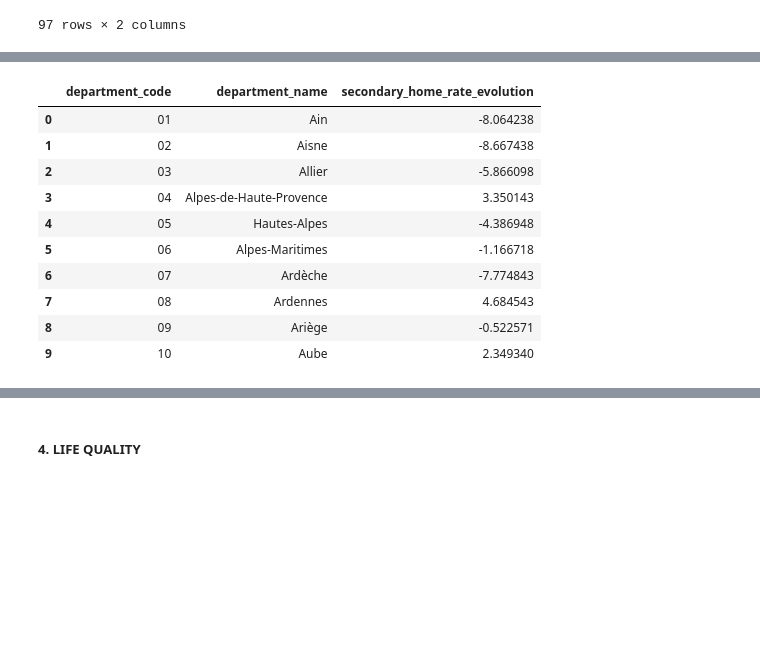
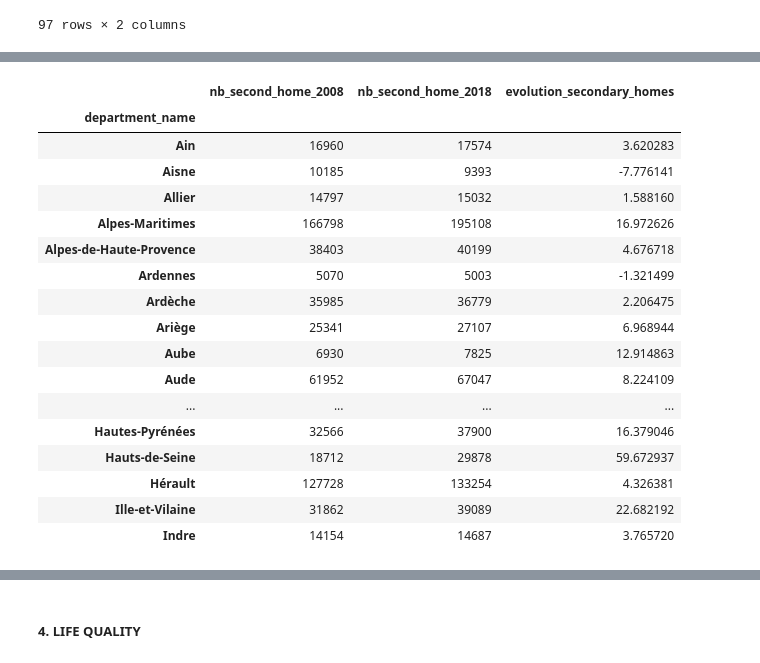
Before and after one commit to MChvtta/prello_scoring_system, a Jupyter notebook: notebooks/ES_Transformation.ipynb, the cells around one changed output, grey strips where cells are left out. Drawn from its saved outputs; the diff is of its cells as text; code cells hidden in the pictures; blank space fills up the shorter version.

```diff
--- a/notebooks/ES_Transformation.ipynb
+++ b/notebooks/ES_Transformation.ipynb
@@ -754,50 +877,43 @@ print(average_surface_department[average_surface_department['department_code'] =
 # %%
 # 3.2 Évolution du % des maisons secondaires par département
 
 # Filtrer les données pour les années 2008 et 2018
 housing_2008 = stock_df[stock_df['year'] == 2008]
 housing_2018 = stock_df[stock_df['year'] == 2018]
 
 # Renommer les colonnes pour les années spécifiques
-housing_2008 = housing_2008[['municipality_code', 'secondary_home_rate']].rename(columns={'secondary_home_rate': 'secondary_home_rate_2008'})
-housing_2018 = housing_2018[['municipality_code', 'secondary_home_rate']].rename(columns={'secondary_home_rate': 'secondary_home_rate_2018'})
+housing_2008 = housing_2008[['municipality_code', 'nb_second_home']].rename(columns={'nb_second_home': 'nb_second_home_2008'})
+housing_2018 = housing_2018[['municipality_code', 'nb_second_home']].rename(columns={'nb_second_home': 'nb_second_home_2018'})
 
 # Joindre les données pour les années 2008 et 2018 sur le code de municipalité
 secondary_home_rate_comparison = housing_2008.merge(housing_2018, on='municipality_code')
-
-# Remplacer les valeurs 0 de 2008 pour éviter la division par zéro
-secondary_home_rate_comparison = secondary_home_rate_comparison.replace({'secondary_home_rate_2008': {0: np.nan}})
-
-# Calculer l'évolution du pourcentage de maisons secondaires par municipalité
-secondary_home_rate_comparison['secondary_home_rate_evolution'] = (
-    (secondary_home_rate_comparison['secondary_home_rate_2018'] - secondary_home_rate_comparison['secondary_home_rate_2008']) /
-    secondary_home_rate_comparison['secondary_home_rate_2008']
-) * 100
-
-# Remplacer les valeurs infinies et NaN par 0
-secondary_home_rate_comparison = secondary_home_rate_comparison.replace({'secondary_home_rate_evolution': {np.inf: np.nan, -np.inf: np.nan}})
-secondary_home_rate_comparison['secondary_home_rate_evolution'] = secondary_home_rate_comparison['secondary_home_rate_evolution'].fillna(0)
 
 # Joindre les informations de géolocalisation pour obtenir les départements
 secondary_home_rate_comparison = secondary_home_rate_comparison.merge(
     georef_df[['municipality_code', 'department_code', 'department_name']],
     on='municipality_code'
 )
 
 # Calculer l'évolution moyenne du pourcentage de maisons secondaires par département
-secondary_home_rate_evolution_department = secondary_home_rate_comparison.groupby(['department_code', 'department_name'])['secondary_home_rate_evolution'].mean().reset_index()
-secondary_home_rate_evolution_department.rename(columns={'secondary_home_rate_evolution': 'secondary_home_rate_evolution'}, inplace=True)
-
-secondary_home_rate_evolution_department.head(10)
+secondary_home_rate_evolution_department = secondary_home_rate_comparison.groupby(['department_name'])[['nb_second_home_2008', "nb_second_home_2018"]].agg({'nb_second_home_2008': "sum", "nb_second_home_2018": "sum"})
+secondary_home_rate_evolution_department["evolution_secondary_homes"]=((secondary_home_rate_evolution_department["nb_second_home_2018"]-secondary_home_rate_evolution_department["nb_second_home_2008"])/secondary_home_rate_evolution_department["nb_second_home_2008"])*100
+secondary_home_rate_evolution_department.head(50)
 # %% [output]
-|  | department_code | department_name | secondary_home_rate_evolution |
-| 0 | 01 | Ain | -8.064238 |
-| 1 | 02 | Aisne | -8.667438 |
-| 2 | 03 | Allier | -5.866098 |
-| 3 | 04 | Alpes-de-Haute-Provence | 3.350143 |
-| 4 | 05 | Hautes-Alpes | -4.386948 |
-| 5 | 06 | Alpes-Maritimes | -1.166718 |
-| 6 | 07 | Ardèche | -7.774843 |
-| 7 | 08 | Ardennes | 4.684543 |
-| 8 | 09 | Ariège | -0.522571 |
-| 9 | 10 | Aube | 2.349340 |
+|  | nb_second_home_2008 | nb_second_home_2018 | evolution_secondary_homes |
+| department_name |  |  |  |
+| Ain | 16960 | 17574 | 3.620283 |
+| Aisne | 10185 | 9393 | -7.776141 |
+| Allier | 14797 | 15032 | 1.588160 |
+| Alpes-Maritimes | 166798 | 195108 | 16.972626 |
+| Alpes-de-Haute-Provence | 38403 | 40199 | 4.676718 |
+| Ardennes | 5070 | 5003 | -1.321499 |
+| Ardèche | 35985 | 36779 | 2.206475 |
+| Ariège | 25341 | 27107 | 6.968944 |
+| Aube | 6930 | 7825 | 12.914863 |
+| Aude | 61952 | 67047 | 8.224109 |
+| ... | ... | ... | ... |
+| Hautes-Pyrénées | 32566 | 37900 | 16.379046 |
+| Hauts-de-Seine | 18712 | 29878 | 59.672937 |
+| Hérault | 127728 | 133254 | 4.326381 |
+| Ille-et-Vilaine | 31862 | 39089 | 22.682192 |
+| Indre | 14154 | 14687 | 3.765720 |
```
Also changed, not shown: parts of 43 cells of this notebook.
